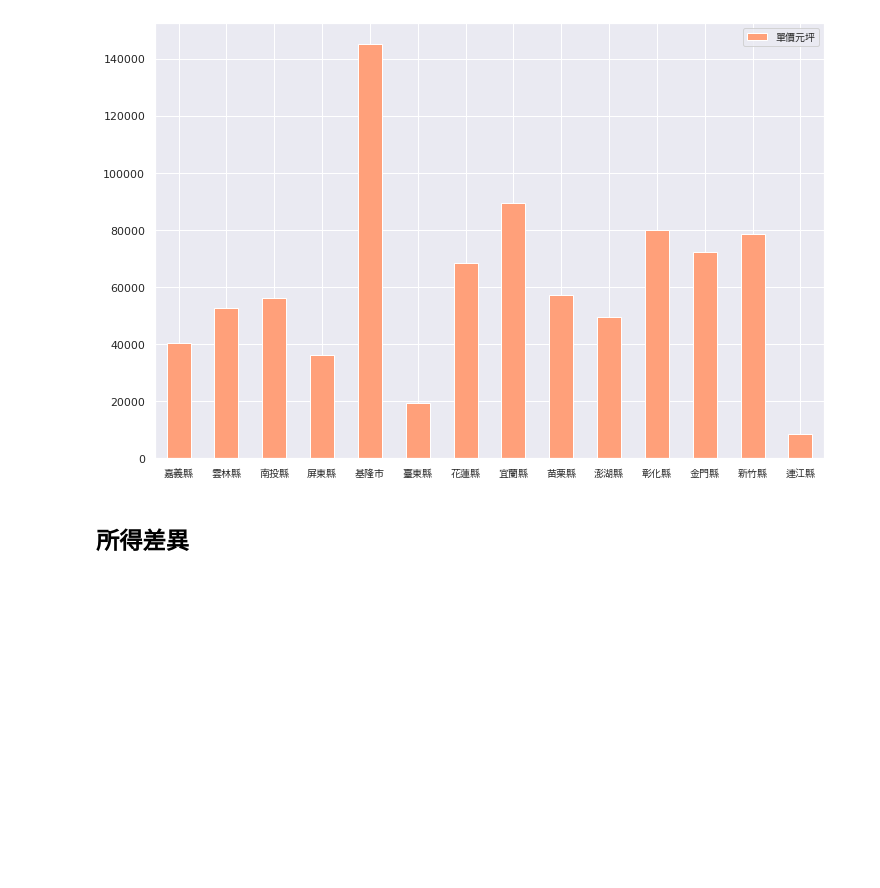
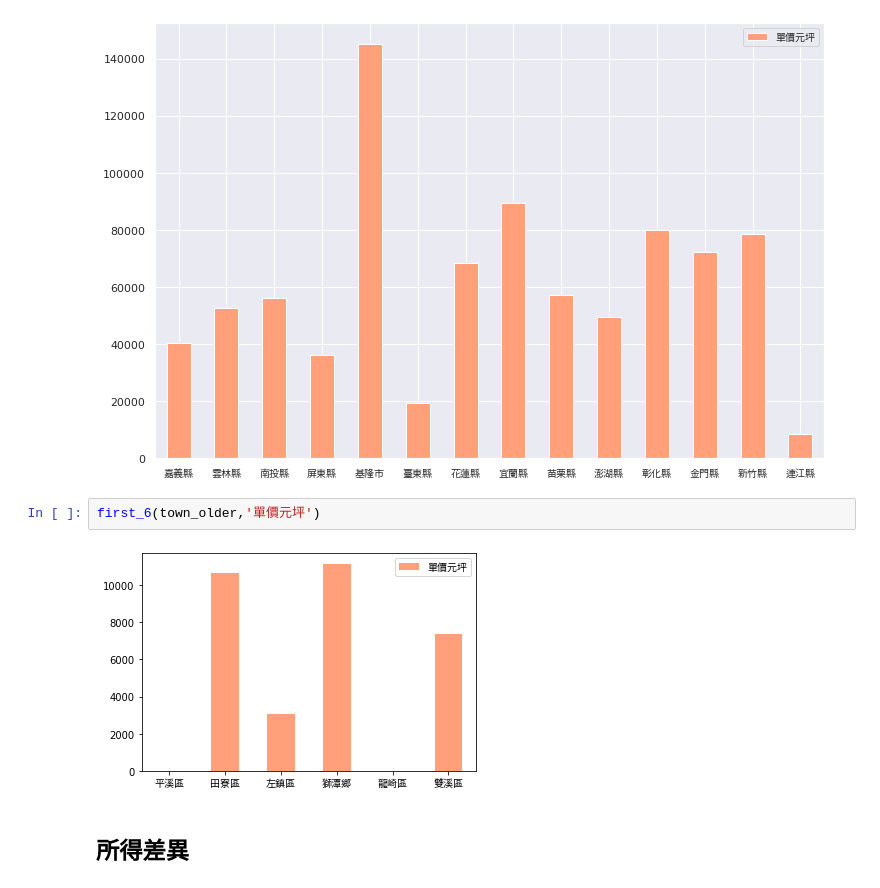
Before and after one commit to yee23456/AI_problem_analysis, a Jupyter notebook: 作業二_沈睿朋.ipynb, the cells around one changed output. Drawn from its saved outputs; the diff is of its cells as text; blank space fills up the shorter version.

```diff
--- a/作業二_沈睿朋.ipynb
+++ b/作業二_沈睿朋.ipynb
@@ -105,6 +150,10 @@ city_6(city_older,'單價元坪',[4,12,13,14,-4,-2])
 city_6(city_older,'單價元坪',[i for i in range(22) if i not in [4,12,13,14,15,16,18,20]])
 # %% [output]
 [figure]
+# %%
+first_6(town_older,'單價元坪')
+# %% [output]
+[figure, added]
 # %% [markdown]
 ## 所得差異
 # %%
```
Also changed, not shown: parts of 9 cells of this notebook.
